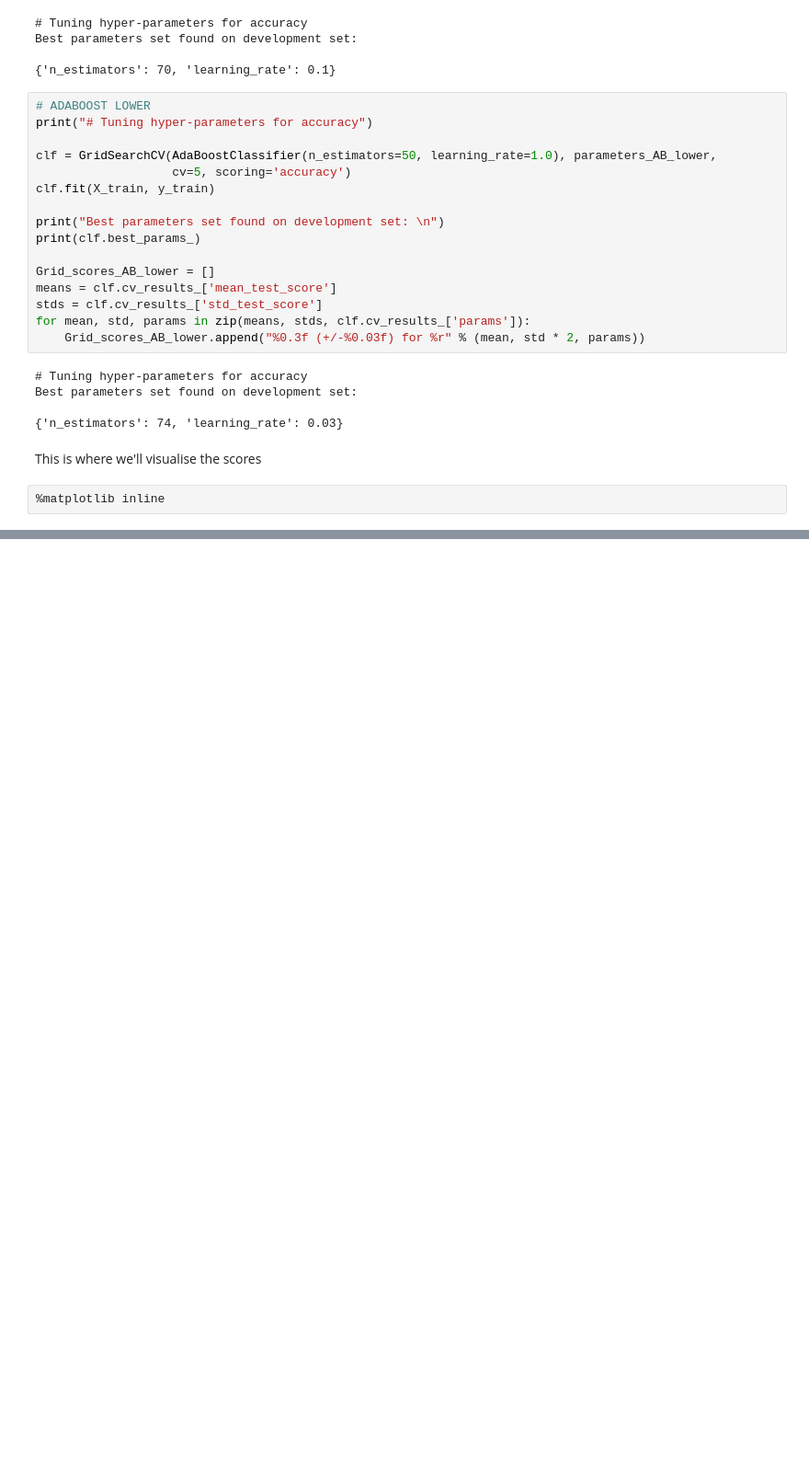
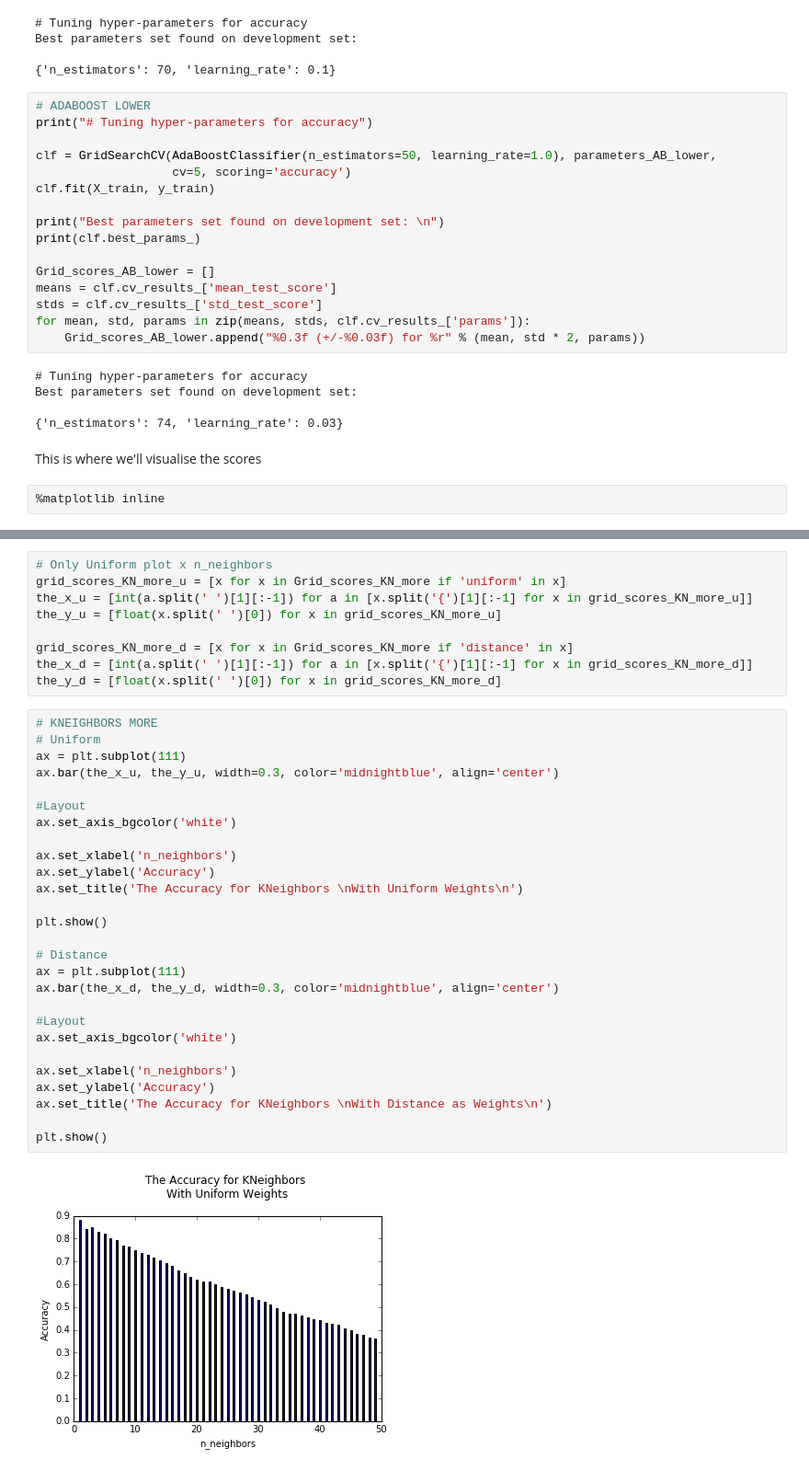
Before and after one commit to wendynieuwkamer/ml-project, a Jupyter notebook: K_fold cross-validation.ipynb, the cells around one changed output, grey strips where cells are left out. Shown at 92% size. Cells and saved outputs as stored; diff of their text form; blank space fills up the shorter version.

```diff
--- a/K_fold cross-validation.ipynb
+++ b/K_fold cross-validation.ipynb
@@ -186,3 +230,41 @@ fig.autofmt_xdate()
 plt.show()
 # %% [output]
 [figure]
+# %%
+# Only Uniform plot x n_neighbors
+grid_scores_KN_more_u = [x for x in Grid_scores_KN_more if 'uniform' in x]
+the_x_u = [int(a.split(' ')[1][:-1]) for a in [x.split('{')[1][:-1] for x in grid_scores_KN_more_u]]
+the_y_u = [float(x.split(' ')[0]) for x in grid_scores_KN_more_u]
+
+grid_scores_KN_more_d = [x for x in Grid_scores_KN_more if 'distance' in x]
+the_x_d = [int(a.split(' ')[1][:-1]) for a in [x.split('{')[1][:-1] for x in grid_scores_KN_more_d]]
+the_y_d = [float(x.split(' ')[0]) for x in grid_scores_KN_more_d]
+# %%
+# KNEIGHBORS MORE
+# Uniform
+ax = plt.subplot(111)
+ax.bar(the_x_u, the_y_u, width=0.3, color='midnightblue', align='center')
+
+#Layout
+ax.set_axis_bgcolor('white')
+
+ax.set_xlabel('n_neighbors')
+ax.set_ylabel('Accuracy')
+ax.set_title('The Accuracy for KNeighbors \nWith Uniform Weights\n')
+
+plt.show()
+
+# Distance
+ax = plt.subplot(111)
+ax.bar(the_x_d, the_y_d, width=0.3, color='midnightblue', align='center')
+
+#Layout
+ax.set_axis_bgcolor('white')
+
+ax.set_xlabel('n_neighbors')
+ax.set_ylabel('Accuracy')
+ax.set_title('The Accuracy for KNeighbors \nWith Distance as Weights\n')
+
+plt.show()
+# %% [output]
+[figure, added]
```
Also changed, not shown: parts of 10 cells of this notebook.
